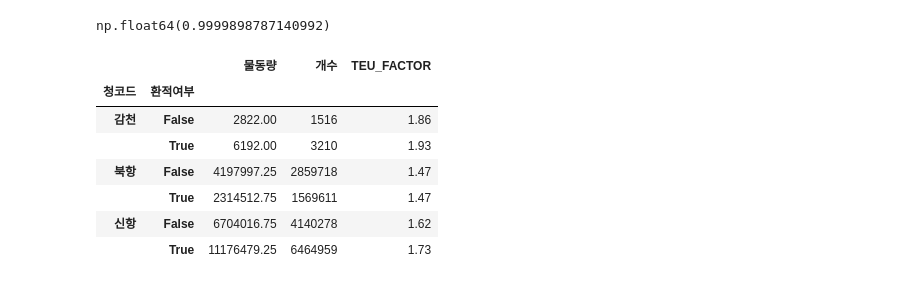
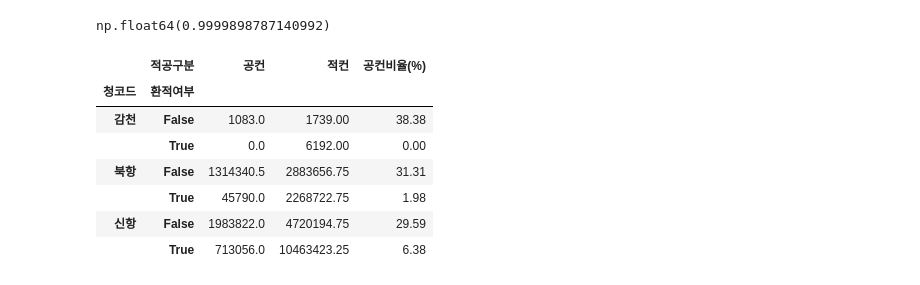
Before and after one commit to donghwa93/exp_eda_1, a Jupyter notebook: analysis/exp_1.ipynb, the cells around one changed output. Cells and saved outputs as stored; diff of their text form; code cells hidden in the pictures.

```diff
--- a/analysis/exp_1.ipynb
+++ b/analysis/exp_1.ipynb
@@ -197,12 +209,28 @@ grp['TEU_FACTOR'] = (grp['물동량']/grp['개수']).round(2)
 # 2에 가까우면 40피트짜리를 많이 깐거라고 볼수있음!
 # 북항과 비교했을 때 신항은 대형화물을 처리할 가능성이 높음
 grp
+
+# 전체 컨테이너 대비 공컨이 얼마나 차지하는지
+grp2 = df.groupby(['청코드','환적여부','적공구분'])['전체물동량'].sum().unstack(fill_value=0)
-# %% [output]
-|  |  | 물동량 | 개수 | TEU_FACTOR |
-| 청코드 | 환적여부 |  |  |  |
-| 감천 | False | 2822.00 | 1516 | 1.86 |
-|  | True | 6192.00 | 3210 | 1.93 |
-| 북항 | False | 4197997.25 | 2859718 | 1.47 |
-|  | True | 2314512.75 | 1569611 | 1.47 |
-| 신항 | False | 6704016.75 | 4140278 | 1.62 |
-|  | True | 11176479.25 | 6464959 | 1.73 |
+# %%
+grp2['공컨비율(%)'] = ((grp2['공컨']/ (grp2['공컨']+ grp2['적컨']))*100).round(2)
+
+grp2
+
+#?? 신항이니까 공컨 비율이 낮아야한다는 생각이 왜 드는거지?????
+# 공컨비율이 더 높을 줄 알았더니 아니였다!?!?
+
+# 환적비중으로는 효율문제를 확인 할 수 없다.는걸 깨달음(?)
+
+# 메인항구가 신항이니까
+
+# 환적에서 보고싶었던게 뭐였냐면
+# %% [output]
+|  | 적공구분 | 공컨 | 적컨 | 공컨비율(%) |
+| 청코드 | 환적여부 |  |  |  |
+| 감천 | False | 1083.0 | 1739.00 | 38.38 |
+|  | True | 0.0 | 6192.00 | 0.00 |
+| 북항 | False | 1314340.5 | 2883656.75 | 31.31 |
+|  | True | 45790.0 | 2268722.75 | 1.98 |
+| 신항 | False | 1983822.0 | 4720194.75 | 29.59 |
+|  | True | 713056.0 | 10463423.25 | 6.38 |
```
Also changed, not shown: parts of 13 cells of this notebook, 3 other files.
